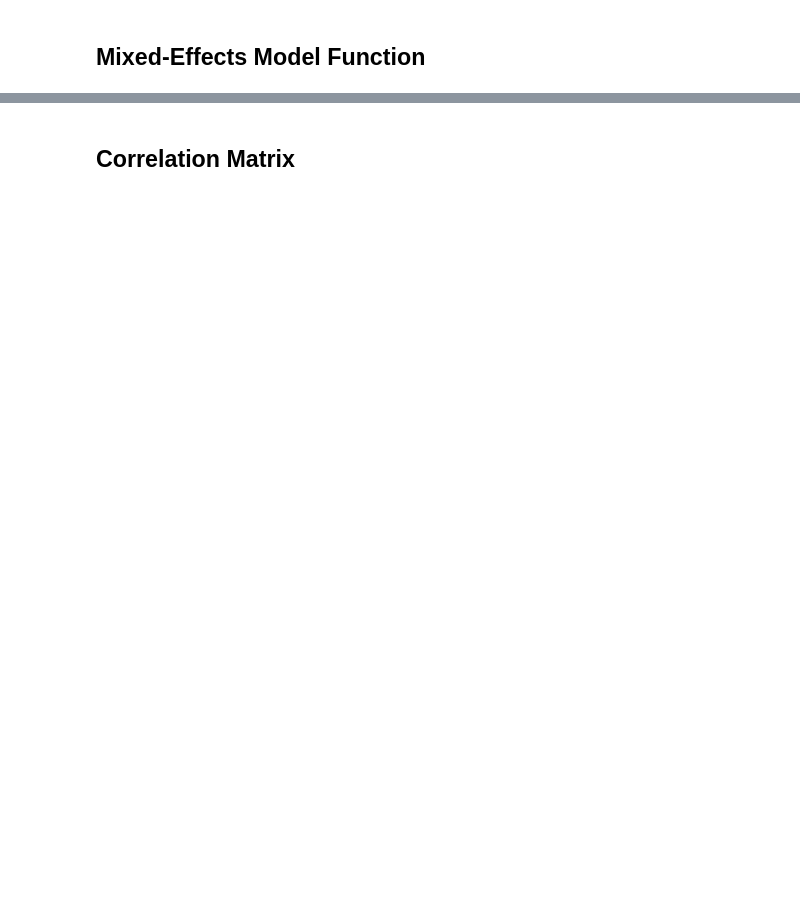
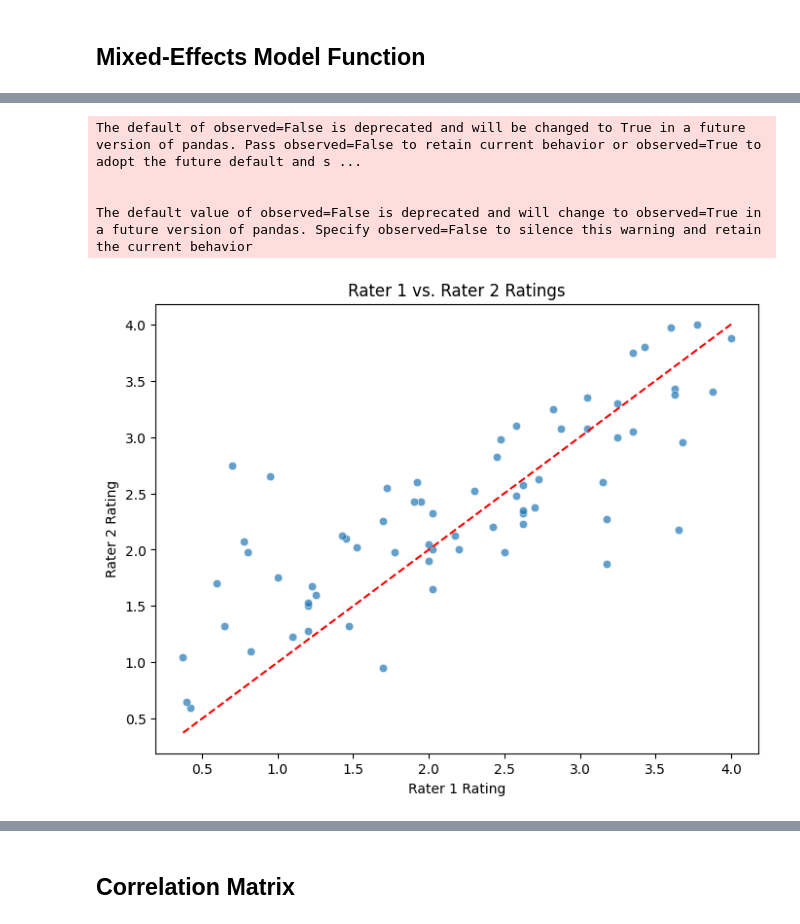
Before and after one commit to jaimebarran/fetal_brain_qc, a Jupyter notebook: notebooks/analyze_results.ipynb, the cells around one changed output, grey strips where cells are left out. Drawn from its saved outputs; the diff is of its cells as text; code cells hidden in the pictures; blank space fills up the shorter version.

```diff
--- a/notebooks/analyze_results.ipynb
+++ b/notebooks/analyze_results.ipynb
@@ -426,0 +422,64 @@ plot_residuals(final_model, all_data)
+# %%
+
+
+def perform_diagnostic_checks(all_data):
+    """Performs diagnostic checks on the rater data.
+
+    Args:
+        all_data (pd.DataFrame): The combined rater data.
+    """
+
+    # 1. Within-Subject, Within-Rater Standard Deviation
+    std_devs = all_data.groupby(['sub', 'rater'])['rating'].std().reset_index()
+    print("\nWithin-Subject, Within-Rater Standard Deviations:")
+    print(std_devs)
+    print("\nMean of within-subject, within-rater standard deviations:", std_devs['rating'].mean())
+
+    # 2. Visualize with Scatter Plots (Improved with Seaborn and dynamic rater handling)
+    raters = all_data['rater'].unique()
+    if len(raters) > 1:  # Only create scatter plots if there's more than one rater
+        for i in range(len(raters)):
+            for j in range(i + 1, len(raters)):
+                rater1 = raters[i]
+                rater2 = raters[j]
+
+                # Create a pivot table for the two raters
+                pivot_data = all_data[all_data['rater'].isin([rater1, rater2])].pivot_table(
+                    index='sub', columns='rater', values='rating'
+                ).dropna()
+
+                plt.figure(figsize=(8, 6))
+                sns.scatterplot(x=rater1, y=rater2, data=pivot_data, alpha=0.7)  # Use seaborn
+                plt.xlabel(f"{rater1} Rating")
+                plt.ylabel(f"{rater2} Rating")
+                plt.title(f"{rater1} vs. {rater2} Ratings")
+
+                # Add a diagonal line for perfect agreement
+                min_val = min(pivot_data[rater1].min(), pivot_data[rater2].min())
+                max_val = max(pivot_data[rater1].max(), pivot_data[rater2].max())
+                plt.plot([min_val, max_val], [min_val, max_val], color='red', linestyle='--')
+                plt.show()
+
+    #3. Check perfect agreement
+    agreements = all_data.groupby('sub')['rating'].apply(lambda x: x.nunique() == 1).reset_index()
+    print("\nSubjects where raters gave identical ratings:")
+    print(agreements[agreements['rating']==True])
+
+    # 4. Check numerical values of artifacts:
+    print("\nSummary Statistics of Artifacts:")
+    print(all_data[['blur', 'noise', 'motion', 'bgair']].describe())
+
+# --- Call the function with your data ---
+raters_data = []
+for rater_index, file in enumerate(RATERS_FILES):
+    df = pd.read_csv(file)
+    df['rater'] = f'Rater {rater_index + 1}'
+    raters_data.append(df)
+all_data = pd.concat(raters_data, ignore_index=True)
+
+all_data['rating'] = (all_data['rating1'] + all_data['rating2']) / 2
+all_data['sub'] = all_data['sub'].astype(str)
+all_data['rater'] = all_data['rater'].astype('category')
+
+perform_diagnostic_checks(all_data)
+# %% [output]
@@ -426,0 +503,5 @@ plot_residuals(final_model, all_data)
+The default of observed=False is deprecated and will be changed to True in a future version of pandas. Pass observed=False to retain current behavior or observed=True to adopt the future default and s ...
+
+
+The default value of observed=False is deprecated and will change to observed=True in a future version of pandas. Specify observed=False to silence this warning and retain the current behavior
+[figure, added]
```
Also changed, not shown: parts of 16 cells of this notebook.
